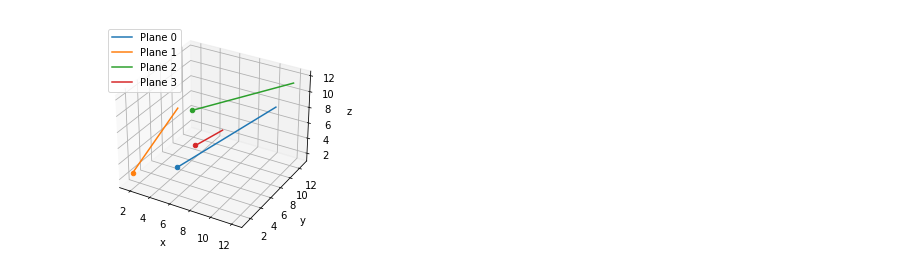
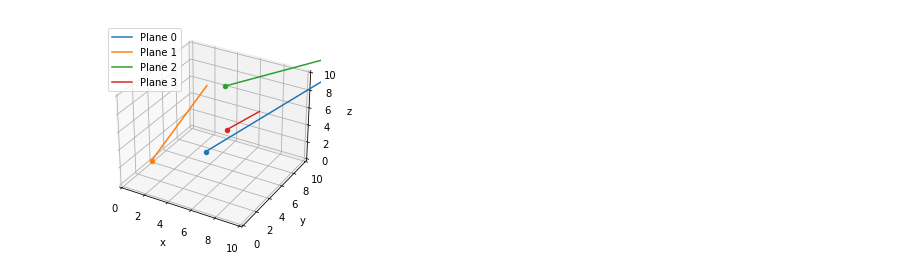
Before and after one commit to ConradOD/MDM3Rep2, a Jupyter notebook: basic_model.ipynb, the cells around one changed output. Drawn from its saved outputs; the diff is of its cells as text; code cells hidden in the pictures.

```diff
--- a/basic_model.ipynb
+++ b/basic_model.ipynb
@@ -62,17 +67,27 @@ for timestep in range(num_t_steps-1):
         plane.pos_array[timestep+1,:] = new_pos
         plane.vel_array[timestep+1,:] = new_vel
 # %%
+#Setup 3d plotting (not sure if this is best way of doing it)
 ax = plt.figure().add_subplot(projection='3d')
+
 for plane in planes:
     pos = plane.pos_array
+    #For each plane plots line of trajectory
     ax.plot(pos[:,0],pos[:,1],pos[:,2],label="Plane {id}".format(id = plane.id))
+    #Dot for start pos
     ax.scatter(pos[0,0],pos[0,1],pos[0,2])
 
 ax.set_xlabel("x")
 ax.set_ylabel("y")
 ax.set_zlabel("z")
 
+#Bounding plot to grid size set
+#NOTE: planes might disappear off edge
+ax.set_xlim(0,grid_size)
+ax.set_ylim(0,grid_size)
+ax.set_zlim(0,grid_size)
+
 ax.legend()
 plt.show()
 # %% [output]
-[figure, old version]
+[figure, new version]
```
Also changed, not shown: parts of 2 cells of this notebook.
